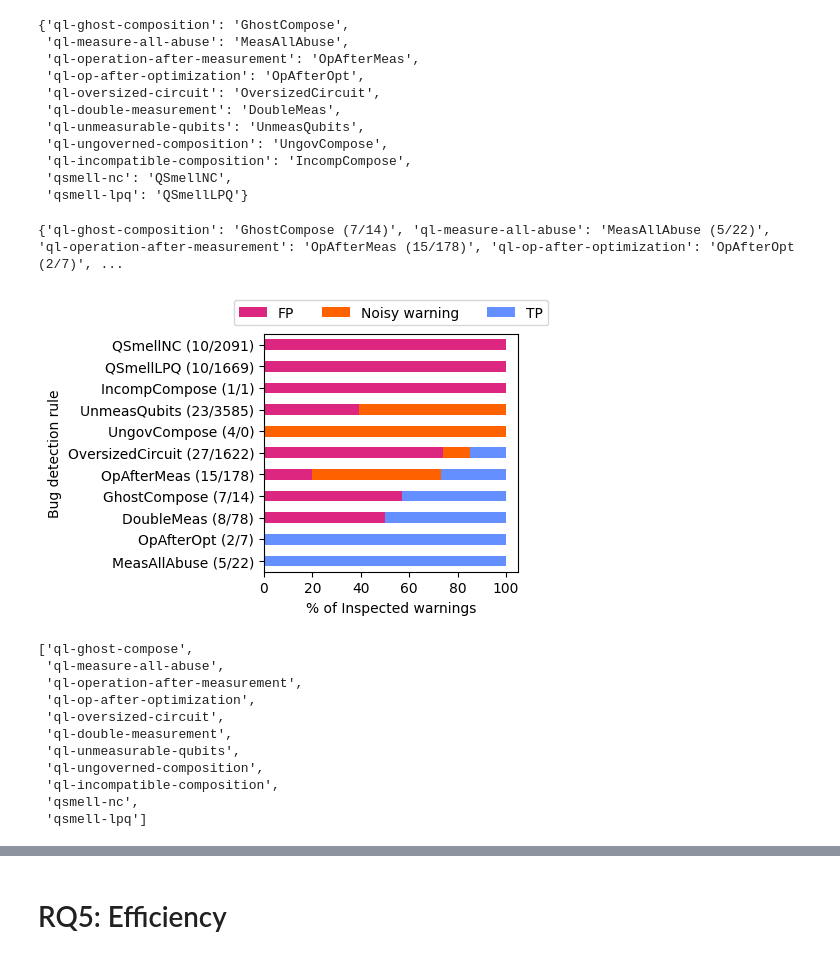
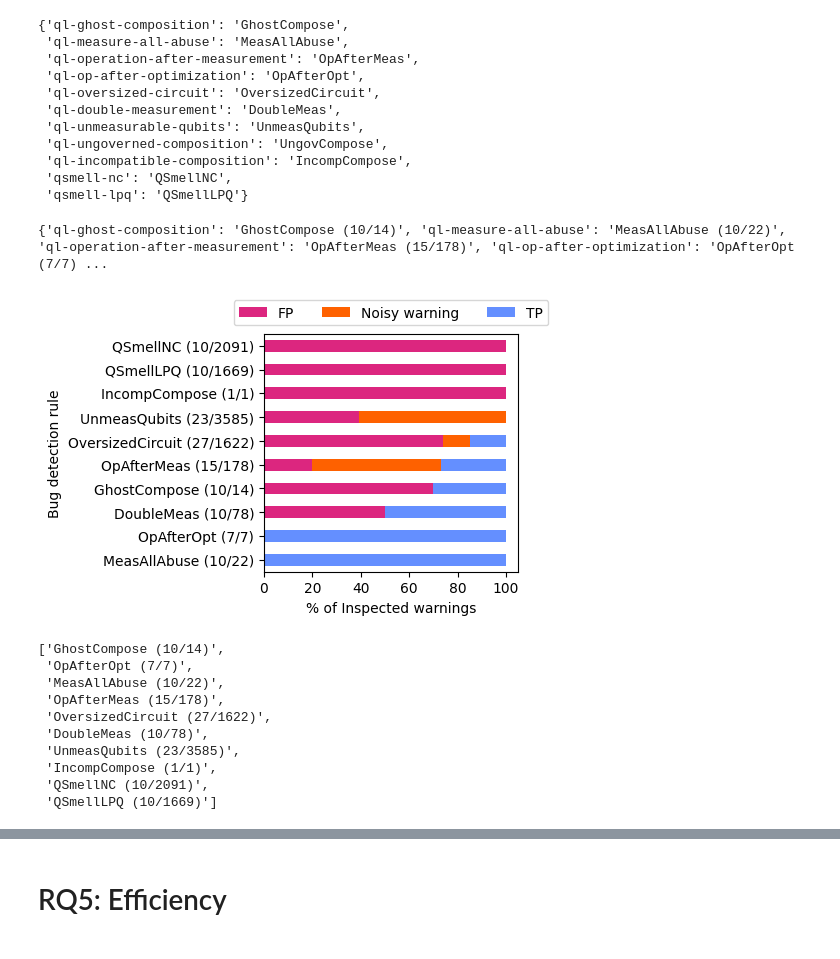
Before and after one commit to sola-st/LintQ, a Jupyter notebook: notebooks/08_Dataset_Stats.ipynb, the cells around one changed output, grey strips where cells are left out. Cells and saved outputs as stored; diff of their text form; code cells hidden in the pictures.

```diff
--- a/notebooks/08_Dataset_Stats.ipynb
+++ b/notebooks/08_Dataset_Stats.ipynb
@@ -12,6 +12,8 @@ import re
 # %%
 # dataset
 DIR_DATASET_QISKIT = '../data/datasets/exp_v08'
+LOG_FILE_QUERIES = '../data/analysis_results/exp_v08/codeql_2023-03-20_19-13-27/log.txt'
+LOG_FILE_DB_CREATION = '../data/datasets/exp_v08/log_codeql.txt'
 
 # output
 PAPER_DIR = '../data/paper_images'
@@ -22,8 +24,12 @@ ABSTRACTION_FOLDER = '../qlint/codeql/lib/qiskit'
 
 # warning & manual inspection
 PATH_WARNINGS_SARIF = '../data/analysis_results/exp_v08/codeql_2023-03-20_19-13-27/data.sarif'
-PATH_MANUAL_INSPECTION_CSV = '../data/annotations/manual_inspection/warnings_until_23_03_22.csv'
+PATH_MANUAL_INSPECTION_CSV = '../data/annotations/manual_inspection/warnings_until_23_03_26.csv'
 PATH_METADATA_DATASET = '../data/datasets/exp_v08/df_summary.csv'
+PATH_WARNINGS_CSV_NEW = PATH_WARNINGS_SARIF.replace(".sarif", ".csv")
+
+# competitor
+PATH_QSMELL_RESULTS = "../data/datasets/exp_v08/qsmell"
 
 # BLACKLIST OF DATA WHICH REFER TO OBSOLETE INSPECTIONS/ IMPLEMENTATIONS
 BLACKLIST_EXPERIMENTS = ['exp_v00']
@@ -31,7 +37,7 @@ BLACKLISTED_QUERIES = ['/Vulnerability/TokenLeakage.ql']
 BLACKLISTED_RULES = ['ql-token-leakage']
 BLACKLISTED_ABSTRACTION = ['/SensitiveAPI.qll']
 
-# NAME MAPPING
+# NAME MAPPING: for uniformity of names
 NAME_MAPPING = {
     'ql-ghost-composition': 'GhostCompose',
     'GhostComposition.ql': 'GhostCompose',
@@ -42,8 +48,8 @@ NAME_MAPPING = {
     'ql-operation-after-measurement': 'OpAfterMeas',
     'OpAfterMeasurement.ql': 'OpAfterMeas',
 
-    'ql-op-after-optimization': 'OpAfterOpt',
-    'OpAfterOptimization.ql': 'OpAfterOpt',
+    'ql-op-after-optimization': 'OpAfterTransp',
+    'OpAfterOptimization.ql': 'OpAfterTransp',
 
     'ql-oversized-circuit': 'OversizedCircuit',
     'OversizedCircuit.ql': 'OversizedCircuit',
@@ -51,8 +57,8 @@ NAME_MAPPING = {
     'ql-double-measurement': 'DoubleMeas',
     'DoubleMeasurement.ql': 'DoubleMeas',
 
-    'ql-unmeasurable-qubits': 'UnmeasQubits',
-    'UnmeasurableQubits.ql': 'UnmeasQubits',
+    'ql-unmeasurable-qubits': 'InsuffClasReg',
+    'UnmeasurableQubits.ql': 'InsuffClasReg',
 
     'ql-ungoverned-composition': 'UngovCompose',
     'UngovernedComposition.ql': 'UngovCompose',
@@ -61,12 +67,15 @@ NAME_MAPPING = {
     'IncompatibleComposition.ql': 'IncompCompose',
 
     'InvalidPauliErrorSize.ql': 'InvPauliError',
+    'ql-invalid-pauli-size-error': 'InvPauliError',
 
     'InvalidPauliSyntaxError.ql': 'InvPauliSyntax',
+    'ql-invalid-pauli-string': 'InvPauliSyntax',
 
     'qsmell-nc': 'QSmellNC',
     'qsmell-lpq': 'QSmellLPQ',
 }
+
 
 RULE_NAME_MAPPING = {
     k: v for k, v in NAME_MAPPING.items()
@@ -362,7 +404,7 @@ print("\\newcommand{\\avgQueriesSupportedPerAbstraction}{" + f"{avg_use_relation
 color_themes = {
     "pauli": "#dc267f",
     "compos": "#785ef0",
-    "unmeas": "#fe6100",
+    "insuf": "#fe6100",
     "oversize": "#fe6100",
     "[^u]?meas": "#ffb001",
 }
@@ -851,6 +1030,10 @@ df_inspected_warnings = df_inspected_warnings[
 # filter out blacklisted
 df_inspected_warnings = df_inspected_warnings[
     ~df_inspected_warnings["detector_rule"].isin(BLACKLISTED_RULES)]
+# remove zero warnings detectors
+non_zero_warning_detectors = df_warnings['rule'].value_counts().keys()
+df_inspected_warnings = df_inspected_warnings[
+    df_inspected_warnings["detector_rule"].isin(non_zero_warning_detectors)]
 
 from copy import deepcopy
 # add the number of warnings per detector in the mapping
@@ -866,46 +1049,45 @@ df_inspected_warnings['detector_rule'] = \
     df_inspected_warnings['detector_rule'].map(rule_name_mapping_w_count)
 # drop all rows with nan in the experiment column
 df_inspected_warnings = df_inspected_warnings.dropna(subset=['experiment'])
 
 
 cross_tab_prop = pd.crosstab(
     index=df_inspected_warnings['detector_rule'],
     columns=df_inspected_warnings['triage'],
     normalize="index")
 
 cross_tab_prop = cross_tab_prop * 100
 # sort by number of TP column
 cross_tab_prop = cross_tab_prop.sort_values(by=["TP", "Noisy warning"], ascending=False)
 
 fig, ax = plt.subplots(figsize=(5, 3.5))
 cross_tab_prop.plot(
     kind='barh',
     stacked=True,
     color=['#DC267F', '#FE6100', '#648FFF'],
     ax=ax
 )
 plt.xlabel("% of Inspected warnings")
 plt.ylabel("Bug detection rule")
 # put legend above the diagram
 plt.legend(loc='upper center', bbox_to_anchor=(0.5, 1.17), ncol=3)
 plt.tight_layout()
 fig.savefig(
     os.path.join(PAPER_DIR, "precision_estimate.pdf"),
     bbox_inches="tight")
 # %% [output]
-{'ql-ghost-composition': 'GhostCompose (7/14)', 'ql-measure-all-abuse': 'MeasAllAbuse (5/22)', 'ql-operation-after-measurement': 'OpAfterMeas (15/178)', 'ql-op-after-optimization': 'OpAfterOpt (2/7)', ...
+{'ql-ghost-composition': 'GhostCompose (10/14)', 'ql-measure-all-abuse': 'MeasAllAbuse (10/22)', 'ql-operation-after-measurement': 'OpAfterMeas (15/178)', 'ql-op-after-optimization': 'OpAfterOpt (7/7) ...
-[figure, old version]
+[figure, new version]
 # %%
 list(df_inspected_warnings['detector_rule'].unique())
 # %% [output]
-['ql-ghost-compose',
- 'ql-measure-all-abuse',
- 'ql-operation-after-measurement',
- 'ql-op-after-optimization',
- 'ql-oversized-circuit',
- 'ql-double-measurement',
- 'ql-unmeasurable-qubits',
- 'ql-ungoverned-composition',
- 'ql-incompatible-composition',
- 'qsmell-nc',
- 'qsmell-lpq']
+['GhostCompose (10/14)',
+ 'OpAfterOpt (7/7)',
+ 'MeasAllAbuse (10/22)',
+ 'OpAfterMeas (15/178)',
+ 'OversizedCircuit (27/1622)',
+ 'DoubleMeas (10/78)',
+ 'UnmeasQubits (23/3585)',
+ 'IncompCompose (1/1)',
+ 'QSmellNC (10/2091)',
+ 'QSmellLPQ (10/1669)']
```
Also changed, not shown: parts of 31 cells of this notebook, 12 other files.
